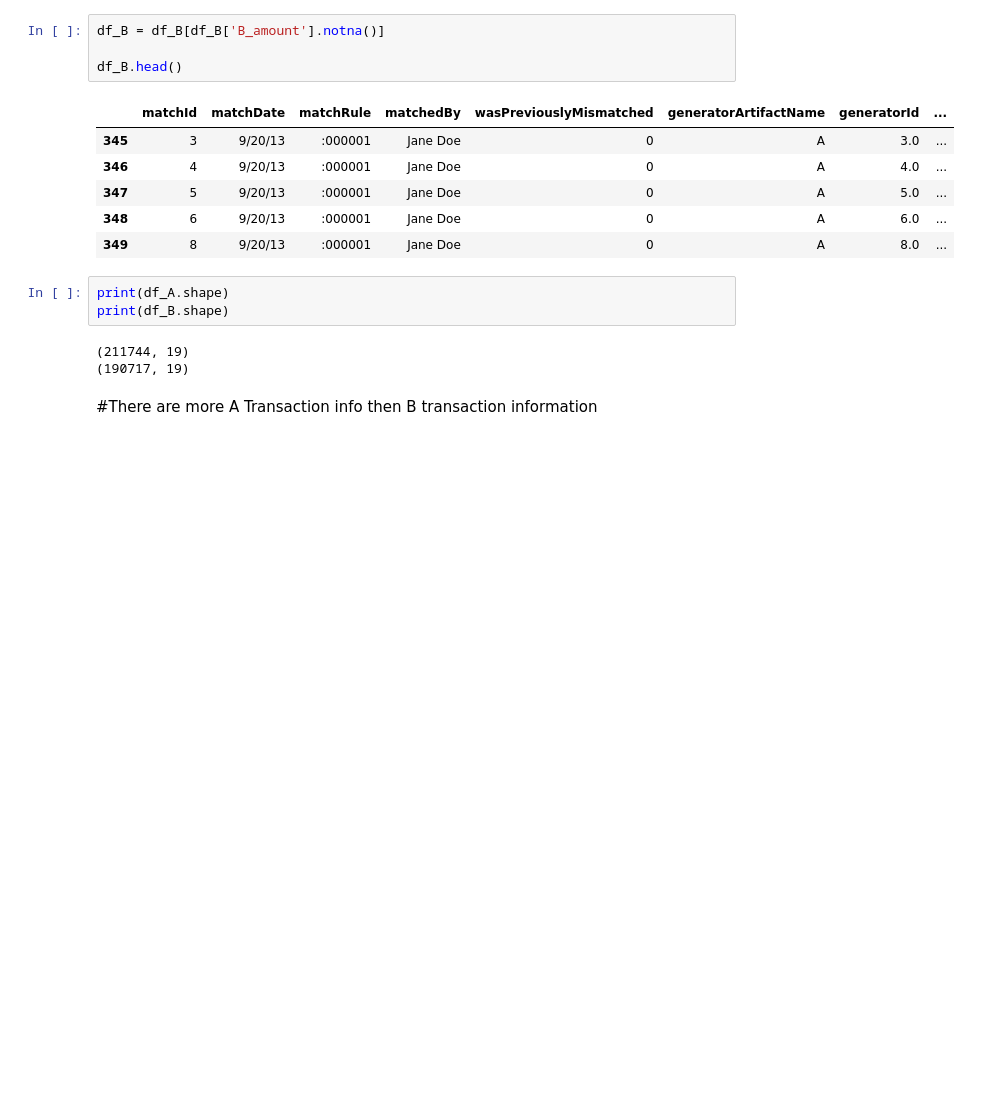
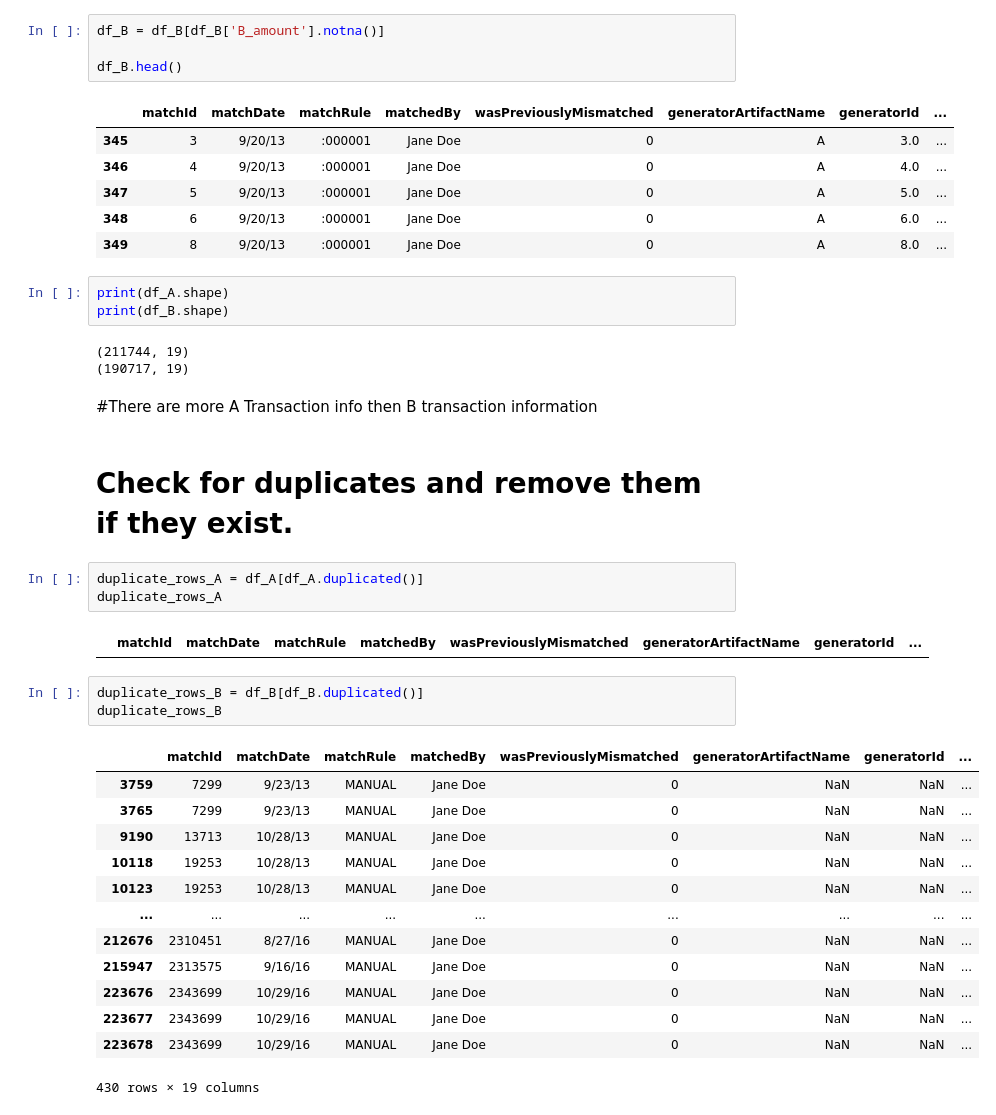
Before and after one commit to abigailzhou03/operartis-1a, a Jupyter notebook: main.ipynb, the cells around one changed output. Drawn from its saved outputs; the diff is of its cells as text; blank space fills up the shorter version.

Commit message:
added more checks

```diff
--- a/main.ipynb
+++ b/main.ipynb
@@ -86,3 +86,27 @@ print(df_B.shape)
 (190717, 19)
 # %% [markdown]
 #There are more A Transaction info then B transaction information
+# %% [markdown]
+# Check for duplicates and remove them if they exist.
+# %%
+duplicate_rows_A = df_A[df_A.duplicated()]
+duplicate_rows_A
+# %% [output]
+|  | matchId | matchDate | matchRule | matchedBy | wasPreviouslyMismatched | generatorArtifactName | generatorId | ... |
+# %%
+duplicate_rows_B = df_B[df_B.duplicated()]
+duplicate_rows_B
+# %% [output]
+|  | matchId | matchDate | matchRule | matchedBy | wasPreviouslyMismatched | generatorArtifactName | generatorId | ... |
+| 3759 | 7299 | 9/23/13 | MANUAL | Jane Doe | 0 | NaN | NaN | ... |
+| 3765 | 7299 | 9/23/13 | MANUAL | Jane Doe | 0 | NaN | NaN | ... |
+| 9190 | 13713 | 10/28/13 | MANUAL | Jane Doe | 0 | NaN | NaN | ... |
+| 10118 | 19253 | 10/28/13 | MANUAL | Jane Doe | 0 | NaN | NaN | ... |
+| 10123 | 19253 | 10/28/13 | MANUAL | Jane Doe | 0 | NaN | NaN | ... |
+| ... | ... | ... | ... | ... | ... | ... | ... | ... |
+| 212676 | 2310451 | 8/27/16 | MANUAL | Jane Doe | 0 | NaN | NaN | ... |
+| 215947 | 2313575 | 9/16/16 | MANUAL | Jane Doe | 0 | NaN | NaN | ... |
+| 223676 | 2343699 | 10/29/16 | MANUAL | Jane Doe | 0 | NaN | NaN | ... |
+| 223677 | 2343699 | 10/29/16 | MANUAL | Jane Doe | 0 | NaN | NaN | ... |
+| 223678 | 2343699 | 10/29/16 | MANUAL | Jane Doe | 0 | NaN | NaN | ... |
+430 rows × 19 columns
```
Also changed, not shown: parts of 5 cells of this notebook.
